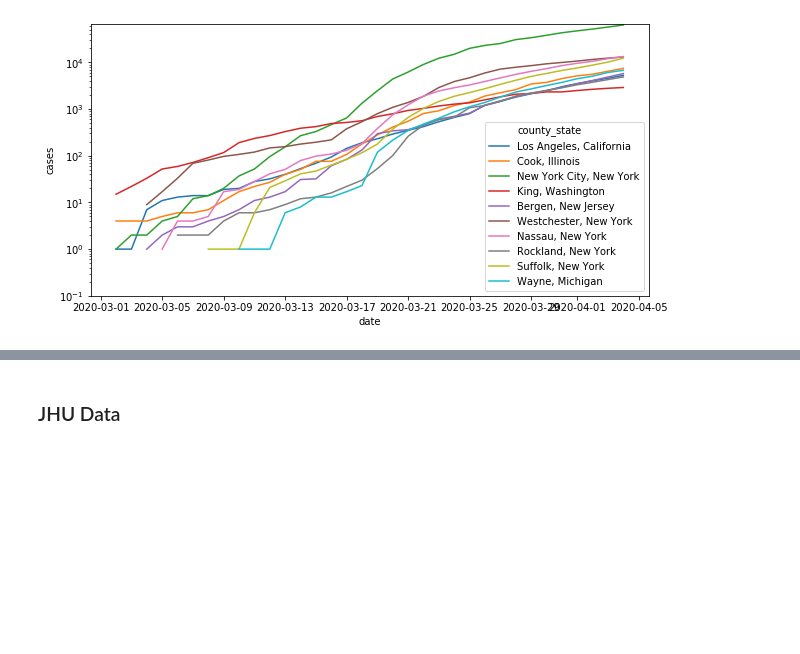
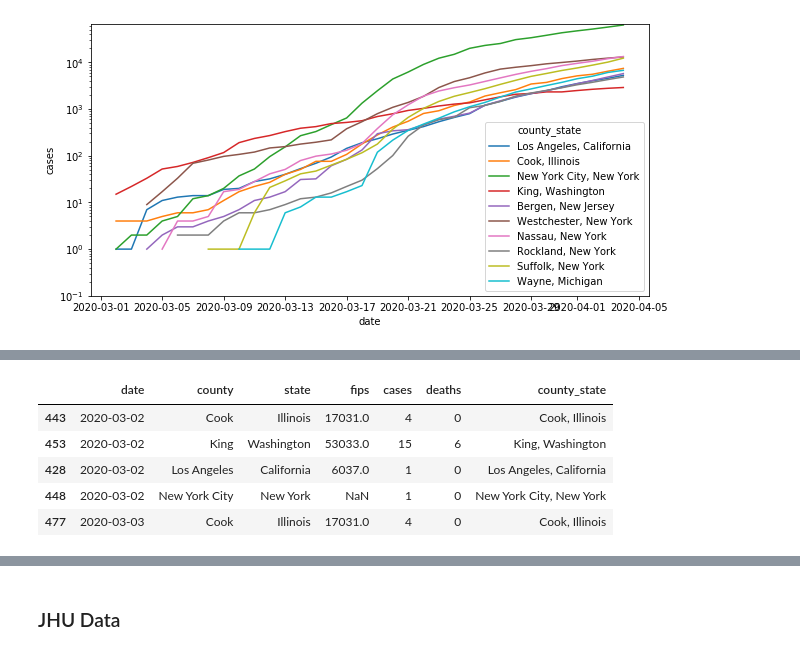
Before and after one commit to TianyuanCai/covid19, a Jupyter notebook: code/EDA.ipynb, the cells around one changed output, grey strips where cells are left out. Saved outputs shown, nothing was run; the diff lists cells and outputs as text; code cells hidden in the pictures; blank space fills up the shorter version.

```diff
--- a/code/EDA.ipynb
+++ b/code/EDA.ipynb
@@ -142,0 +153,11 @@ ax.set_yscale('log');
+# %%
+# groupby automatically sort by number and alphabetic, so we have to sort the original data to append the difference later
+data_halftime_sorted = data_halftime.sort_values(by=['date','county_state'])
+data_halftime_sorted.head()
+# %% [output]
+|  | date | county | state | fips | cases | deaths | county_state |
+| 443 | 2020-03-02 | Cook | Illinois | 17031.0 | 4 | 0 | Cook, Illinois |
+| 453 | 2020-03-02 | King | Washington | 53033.0 | 15 | 6 | King, Washington |
+| 428 | 2020-03-02 | Los Angeles | California | 6037.0 | 1 | 0 | Los Angeles, California |
+| 448 | 2020-03-02 | New York City | New York | NaN | 1 | 0 | New York City, New York |
+| 477 | 2020-03-03 | Cook | Illinois | 17031.0 | 4 | 0 | Cook, Illinois |
```
Also changed, not shown: parts of 4 cells of this notebook.
